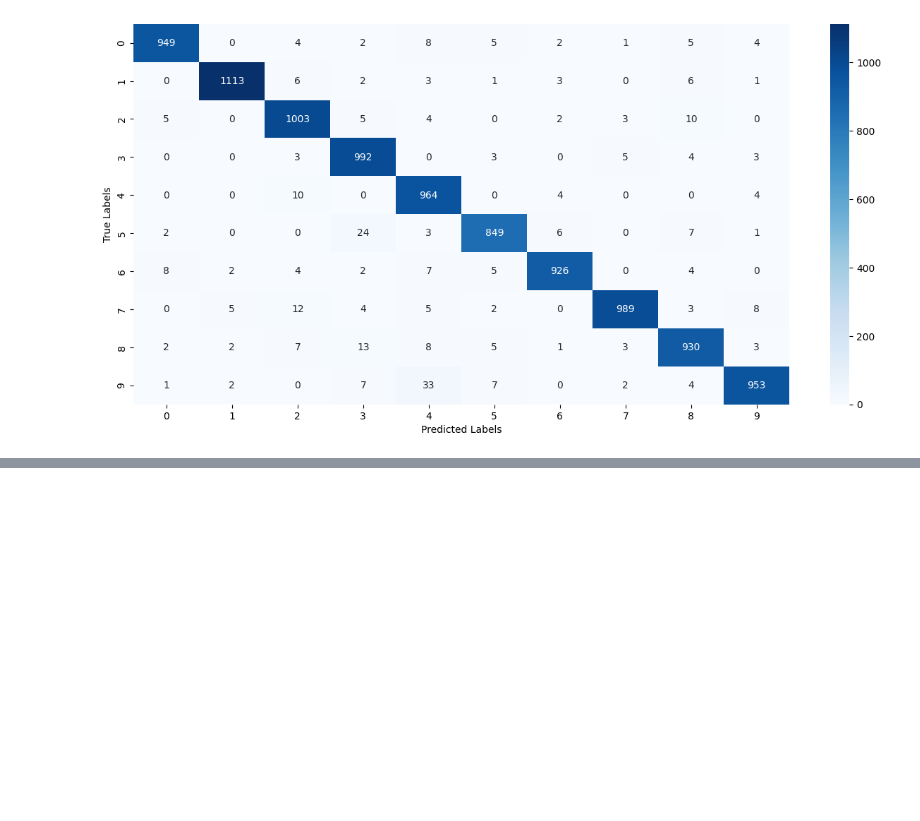
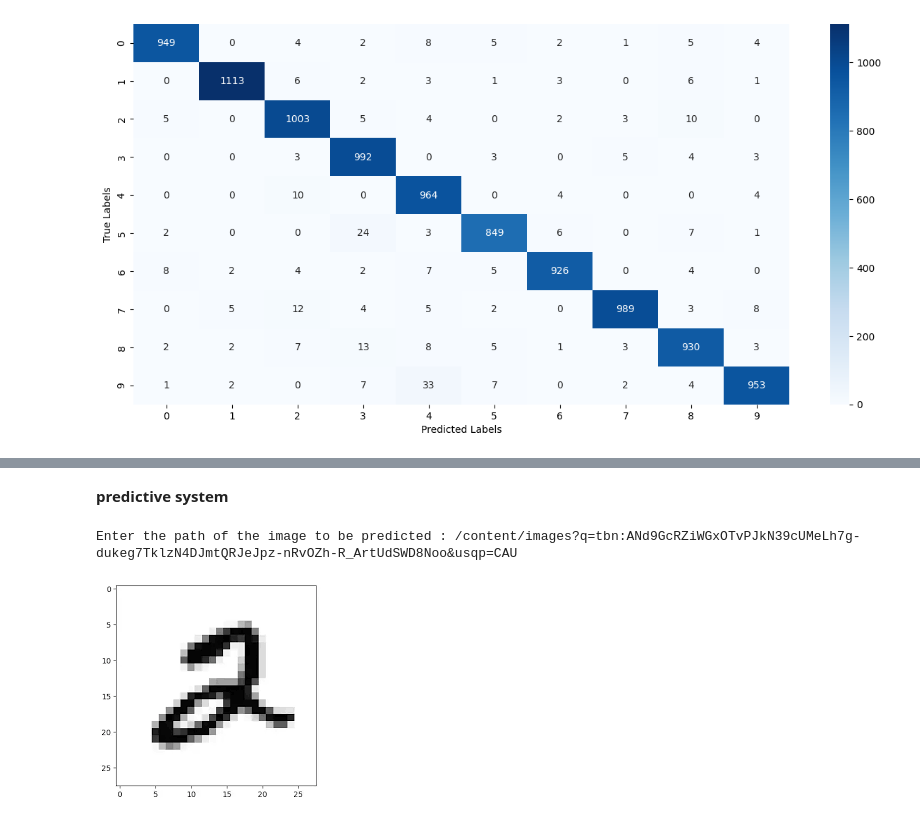
Before and after one commit to dharak22/Machine_Learning, a Jupyter notebook: MNIST_Digit_Classification.ipynb, the cells around one changed output, grey strips where cells are left out. Drawn from its saved outputs; the diff is of its cells as text; code cells hidden in the pictures; blank space fills up the shorter version.

Commit message:
Building a function to -> convert images to grayscale -> resize them -> predict the label from the image

```diff
--- a/MNIST_Digit_Classification.ipynb
+++ b/MNIST_Digit_Classification.ipynb
@@ -243,0 +266,16 @@ Text(0.5, 47.7222222222222, 'Predicted Labels')
+# %% [markdown]
+**predictive system**
+# %%
+input_image_path = input("Enter the path of the image to be predicted : ")
+input_image = cv2.imread(input_image_path)
+cv2_imshow(input_image)
+grayscale = cv2.cvtColor(input_image,cv2.COLOR_RGB2GRAY)
+input_image_resized = cv2.resize(grayscale,(28,28))
+input_image_resized = input_image_resized/255
+input_reshaped = np.reshape(input_image_resized,[1,28,28])
+input_prediction = model.predict(input_reshaped)
+input_pred_label = np.argmax(input_prediction)
+print("Predicted Label : ",input_pred_label)
+# %% [output]
+Enter the path of the image to be predicted : /content/images?q=tbn:ANd9GcRZiWGxOTvPJkN39cUMeLh7g-dukeg7TklzN4DJmtQRJeJpz-nRvOZh-R_ArtUdSWD8Noo&usqp=CAU
+[figure, added]
```
Also changed, not shown: parts of 3 cells of this notebook.
